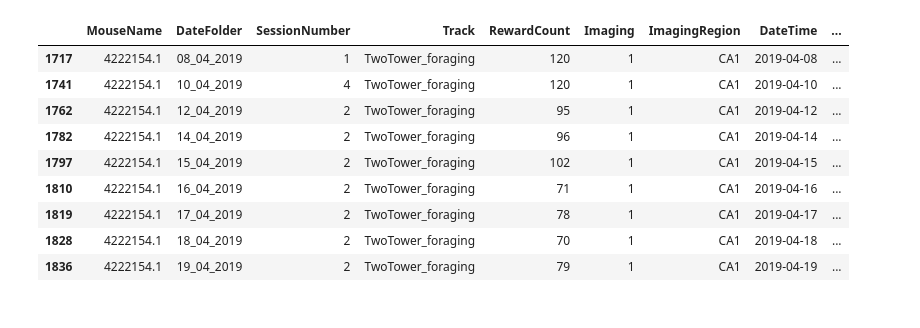
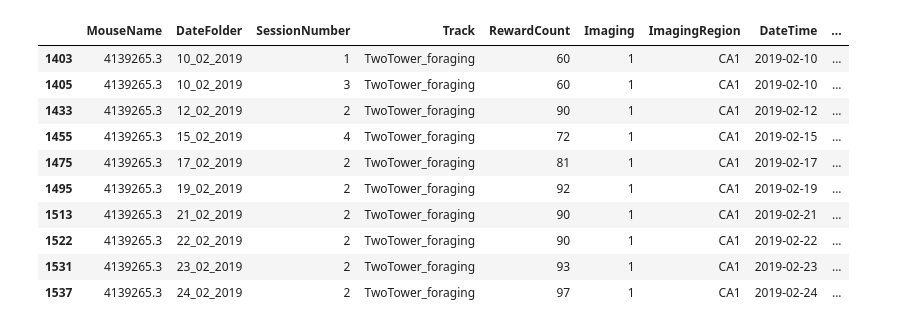
Before and after one commit to GiocomoLab/MightyMorphingPhotonRangers, a Jupyter notebook: LogisticDecoding/SingleSessionPlots_logreg_smooth.ipynb, the cells around one changed output. Cells and saved outputs as stored; diff of their text form; code cells hidden in the pictures.

```diff
--- a/LogisticDecoding/SingleSessionPlots_logreg_smooth.ipynb
+++ b/LogisticDecoding/SingleSessionPlots_logreg_smooth.ipynb
@@ -32,16 +34,17 @@ G:\My Drive\VR_Data\TwoTower\behavior.sqlite
 # %%
-mouse = '4222154.1'
+mouse = '4139265.3'
 df_mouse = df[df['MouseName'].str.match(mouse)]
 df_mouse
 # %% [output]
 |  | MouseName | DateFolder | SessionNumber | Track | RewardCount | Imaging | ImagingRegion | DateTime | ... |
-| 1717 | 4222154.1 | 08_04_2019 | 1 | TwoTower_foraging | 120 | 1 | CA1 | 2019-04-08 | ... |
-| 1741 | 4222154.1 | 10_04_2019 | 4 | TwoTower_foraging | 120 | 1 | CA1 | 2019-04-10 | ... |
-| 1762 | 4222154.1 | 12_04_2019 | 2 | TwoTower_foraging | 95 | 1 | CA1 | 2019-04-12 | ... |
-| 1782 | 4222154.1 | 14_04_2019 | 2 | TwoTower_foraging | 96 | 1 | CA1 | 2019-04-14 | ... |
-| 1797 | 4222154.1 | 15_04_2019 | 2 | TwoTower_foraging | 102 | 1 | CA1 | 2019-04-15 | ... |
-| 1810 | 4222154.1 | 16_04_2019 | 2 | TwoTower_foraging | 71 | 1 | CA1 | 2019-04-16 | ... |
-| 1819 | 4222154.1 | 17_04_2019 | 2 | TwoTower_foraging | 78 | 1 | CA1 | 2019-04-17 | ... |
-| 1828 | 4222154.1 | 18_04_2019 | 2 | TwoTower_foraging | 70 | 1 | CA1 | 2019-04-18 | ... |
-| 1836 | 4222154.1 | 19_04_2019 | 2 | TwoTower_foraging | 79 | 1 | CA1 | 2019-04-19 | ... |
+| 1403 | 4139265.3 | 10_02_2019 | 1 | TwoTower_foraging | 60 | 1 | CA1 | 2019-02-10 | ... |
+| 1405 | 4139265.3 | 10_02_2019 | 3 | TwoTower_foraging | 60 | 1 | CA1 | 2019-02-10 | ... |
+| 1433 | 4139265.3 | 12_02_2019 | 2 | TwoTower_foraging | 90 | 1 | CA1 | 2019-02-12 | ... |
+| 1455 | 4139265.3 | 15_02_2019 | 4 | TwoTower_foraging | 72 | 1 | CA1 | 2019-02-15 | ... |
+| 1475 | 4139265.3 | 17_02_2019 | 2 | TwoTower_foraging | 81 | 1 | CA1 | 2019-02-17 | ... |
+| 1495 | 4139265.3 | 19_02_2019 | 2 | TwoTower_foraging | 92 | 1 | CA1 | 2019-02-19 | ... |
+| 1513 | 4139265.3 | 21_02_2019 | 2 | TwoTower_foraging | 90 | 1 | CA1 | 2019-02-21 | ... |
+| 1522 | 4139265.3 | 22_02_2019 | 2 | TwoTower_foraging | 90 | 1 | CA1 | 2019-02-22 | ... |
+| 1531 | 4139265.3 | 23_02_2019 | 2 | TwoTower_foraging | 93 | 1 | CA1 | 2019-02-23 | ... |
+| 1537 | 4139265.3 | 24_02_2019 | 2 | TwoTower_foraging | 97 | 1 | CA1 | 2019-02-24 | ... |
 # %%
```
Also changed, not shown: parts of 8 cells of this notebook, 7 other files.
